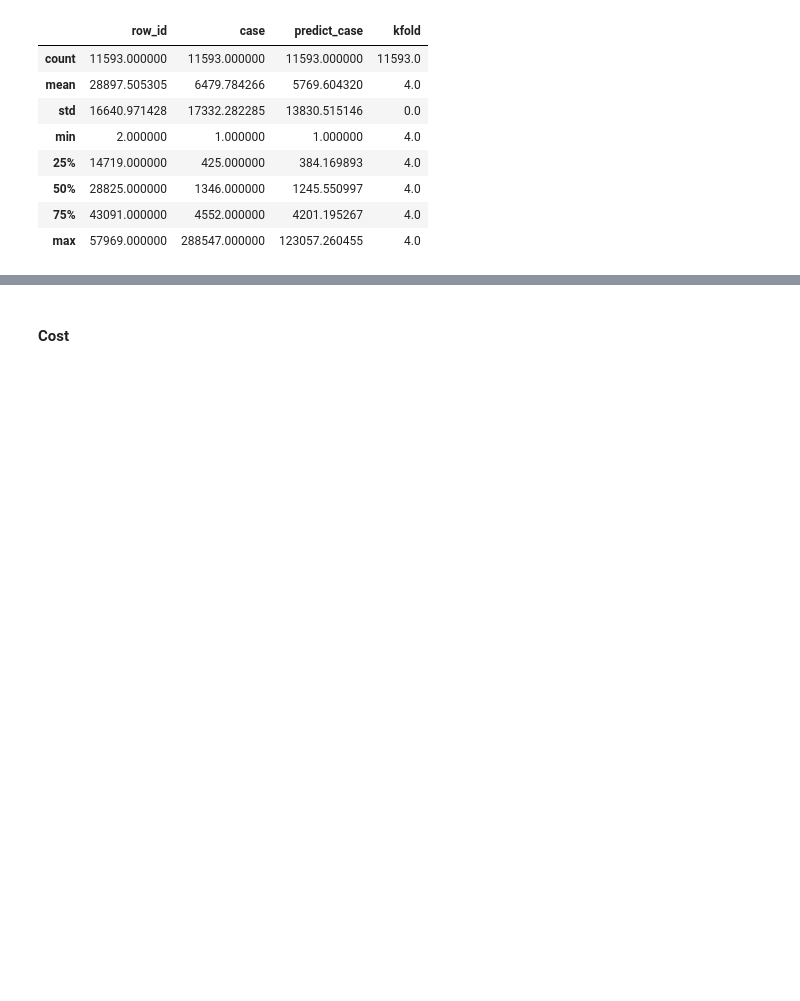
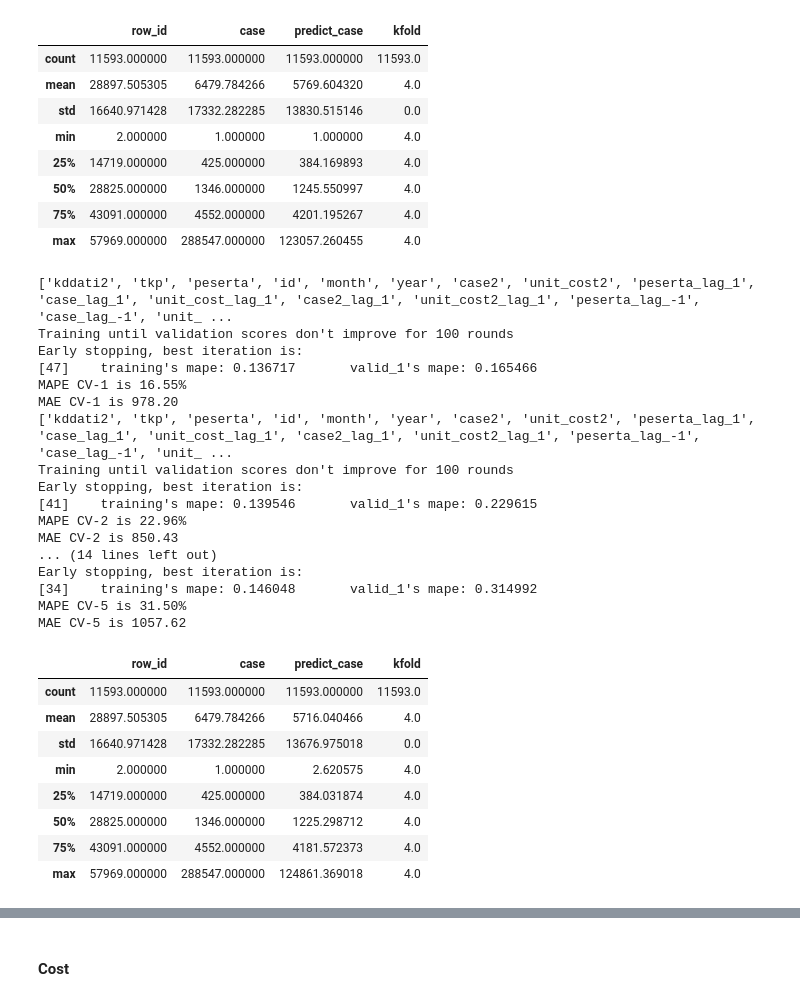
Before and after one commit to rasyidstat/bpai, a Jupyter notebook: eda/dev_fix.ipynb, the cells around one changed output, grey strips where cells are left out. Cells and saved outputs as stored; diff of their text form; code cells hidden in the pictures; blank space fills up the shorter version.

```diff
--- a/eda/dev_fix.ipynb
+++ b/eda/dev_fix.ipynb
@@ -444,3 +444,51 @@ MAE CV-5 is 999.80
 | 50% | 28825.000000 | 1346.000000 | 1245.550997 | 4.0 |
 | 75% | 43091.000000 | 4552.000000 | 4201.195267 | 4.0 |
 | max | 57969.000000 | 288547.000000 | 123057.260455 | 4.0 |
+# %%
+lgb_params = {'boosting_type': 'gbdt',
+              'objective': 'mape',
+              'metric': ['mape'],
+              'learning_rate': 0.1,
+              'subsample': 0.9,
+              'subsample_freq': 1,
+              'num_leaves': 255,
+              'min_data_in_leaf': 255,
+              'feature_fraction': 1,
+              'n_estimators': 10000,
+              'early_stopping_rounds': 100,
+              'seed': SEED,
+              'verbose': -1}
+for fold in range(FOLD):
+    mdl, val_df = process_train_lgb(
+        df2,
+        remove_additional_features=rs_features,
+        kfold=fold
+    )
+val_df.describe()
+# %% [output]
+['kddati2', 'tkp', 'peserta', 'id', 'month', 'year', 'case2', 'unit_cost2', 'peserta_lag_1', 'case_lag_1', 'unit_cost_lag_1', 'case2_lag_1', 'unit_cost2_lag_1', 'peserta_lag_-1', 'case_lag_-1', 'unit_ ...
+Training until validation scores don't improve for 100 rounds
+Early stopping, best iteration is:
+[47]    training's mape: 0.136717       valid_1's mape: 0.165466
+MAPE CV-1 is 16.55%
+MAE CV-1 is 978.20
+['kddati2', 'tkp', 'peserta', 'id', 'month', 'year', 'case2', 'unit_cost2', 'peserta_lag_1', 'case_lag_1', 'unit_cost_lag_1', 'case2_lag_1', 'unit_cost2_lag_1', 'peserta_lag_-1', 'case_lag_-1', 'unit_ ...
+Training until validation scores don't improve for 100 rounds
+Early stopping, best iteration is:
+[41]    training's mape: 0.139546       valid_1's mape: 0.229615
+MAPE CV-2 is 22.96%
+MAE CV-2 is 850.43
+... (14 lines left out)
+Early stopping, best iteration is:
+[34]    training's mape: 0.146048       valid_1's mape: 0.314992
+MAPE CV-5 is 31.50%
+MAE CV-5 is 1057.62
+|  | row_id | case | predict_case | kfold |
+| count | 11593.000000 | 11593.000000 | 11593.000000 | 11593.0 |
+| mean | 28897.505305 | 6479.784266 | 5716.040466 | 4.0 |
+| std | 16640.971428 | 17332.282285 | 13676.975018 | 0.0 |
+| min | 2.000000 | 1.000000 | 2.620575 | 4.0 |
+| 25% | 14719.000000 | 425.000000 | 384.031874 | 4.0 |
+| 50% | 28825.000000 | 1346.000000 | 1225.298712 | 4.0 |
+| 75% | 43091.000000 | 4552.000000 | 4181.572373 | 4.0 |
+| max | 57969.000000 | 288547.000000 | 124861.369018 | 4.0 |
```
Also changed, not shown: parts of 5 cells of this notebook, 5 other files.
